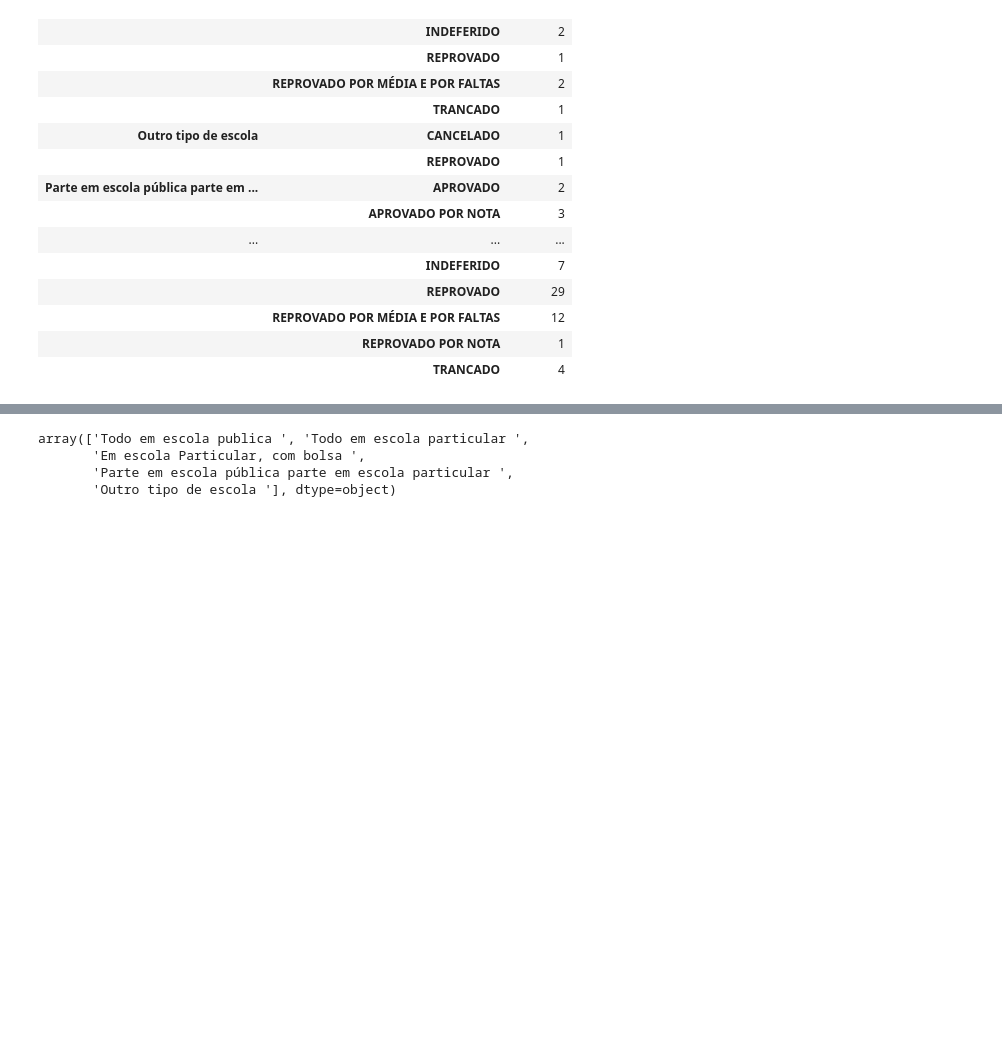
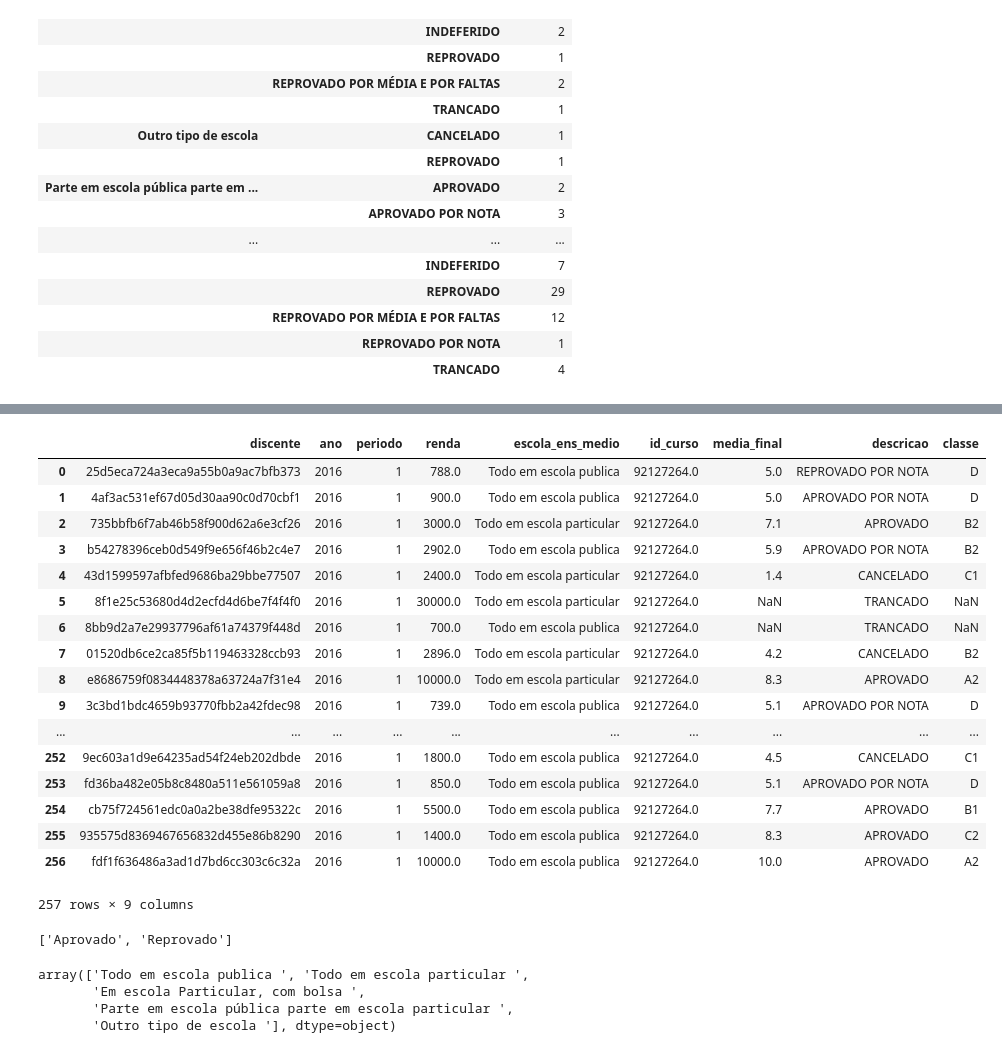
Before and after one commit to lucasgmpaiva/Analise_Dados_UFRN, a Jupyter notebook: UFRN Data Analysis.ipynb, the cells around one changed output, grey strips where cells are left out. Cells and saved outputs as stored; diff of their text form; code cells hidden in the pictures; blank space fills up the shorter version.

Commit message:
Adição de dados e tabelas.

```diff
--- a/UFRN Data Analysis.ipynb
+++ b/UFRN Data Analysis.ipynb
@@ -162,0 +163,22 @@ plt.show()
+# %%
+
+dados_2016_1
+# %% [output]
+|  | discente | ano | periodo | renda | escola_ens_medio | id_curso | media_final | descricao | classe |
+| 0 | 25d5eca724a3eca9a55b0a9ac7bfb373 | 2016 | 1 | 788.0 | Todo em escola publica | 92127264.0 | 5.0 | REPROVADO POR NOTA | D |
+| 1 | 4af3ac531ef67d05d30aa90c0d70cbf1 | 2016 | 1 | 900.0 | Todo em escola publica | 92127264.0 | 5.0 | APROVADO POR NOTA | D |
+| 2 | 735bbfb6f7ab46b58f900d62a6e3cf26 | 2016 | 1 | 3000.0 | Todo em escola particular | 92127264.0 | 7.1 | APROVADO | B2 |
+| 3 | b54278396ceb0d549f9e656f46b2c4e7 | 2016 | 1 | 2902.0 | Todo em escola publica | 92127264.0 | 5.9 | APROVADO POR NOTA | B2 |
+| 4 | 43d1599597afbfed9686ba29bbe77507 | 2016 | 1 | 2400.0 | Todo em escola particular | 92127264.0 | 1.4 | CANCELADO | C1 |
+| 5 | 8f1e25c53680d4d2ecfd4d6be7f4f4f0 | 2016 | 1 | 30000.0 | Todo em escola particular | 92127264.0 | NaN | TRANCADO | NaN |
+| 6 | 8bb9d2a7e29937796af61a74379f448d | 2016 | 1 | 700.0 | Todo em escola publica | 92127264.0 | NaN | TRANCADO | NaN |
+| 7 | 01520db6ce2ca85f5b119463328ccb93 | 2016 | 1 | 2896.0 | Todo em escola particular | 92127264.0 | 4.2 | CANCELADO | B2 |
+| 8 | e8686759f0834448378a63724a7f31e4 | 2016 | 1 | 10000.0 | Todo em escola particular | 92127264.0 | 8.3 | APROVADO | A2 |
+| 9 | 3c3bd1bdc4659b93770fbb2a42fdec98 | 2016 | 1 | 739.0 | Todo em escola publica | 92127264.0 | 5.1 | APROVADO POR NOTA | D |
+| ... | ... | ... | ... | ... | ... | ... | ... | ... | ... |
+| 252 | 9ec603a1d9e64235ad54f24eb202dbde | 2016 | 1 | 1800.0 | Todo em escola publica | 92127264.0 | 4.5 | CANCELADO | C1 |
+| 253 | fd36ba482e05b8c8480a511e561059a8 | 2016 | 1 | 850.0 | Todo em escola publica | 92127264.0 | 5.1 | APROVADO POR NOTA | D |
+| 254 | cb75f724561edc0a0a2be38dfe95322c | 2016 | 1 | 5500.0 | Todo em escola publica | 92127264.0 | 7.7 | APROVADO | B1 |
+| 255 | 935575d8369467656832d455e86b8290 | 2016 | 1 | 1400.0 | Todo em escola publica | 92127264.0 | 8.3 | APROVADO | C2 |
+| 256 | fdf1f636486a3ad1d7bd6cc303c6c32a | 2016 | 1 | 10000.0 | Todo em escola publica | 92127264.0 | 10.0 | APROVADO | A2 |
+257 rows × 9 columns
@@ -163,3 +189,7 @@ plt.show()
+# %%
+dados_typ
+# %% [output]
+['Aprovado', 'Reprovado']
 # %%
 dados_2016_1.escola_ens_medio.unique()
 # %% [output]
```
Also changed, not shown: parts of 15 cells of this notebook, 1 other file.
